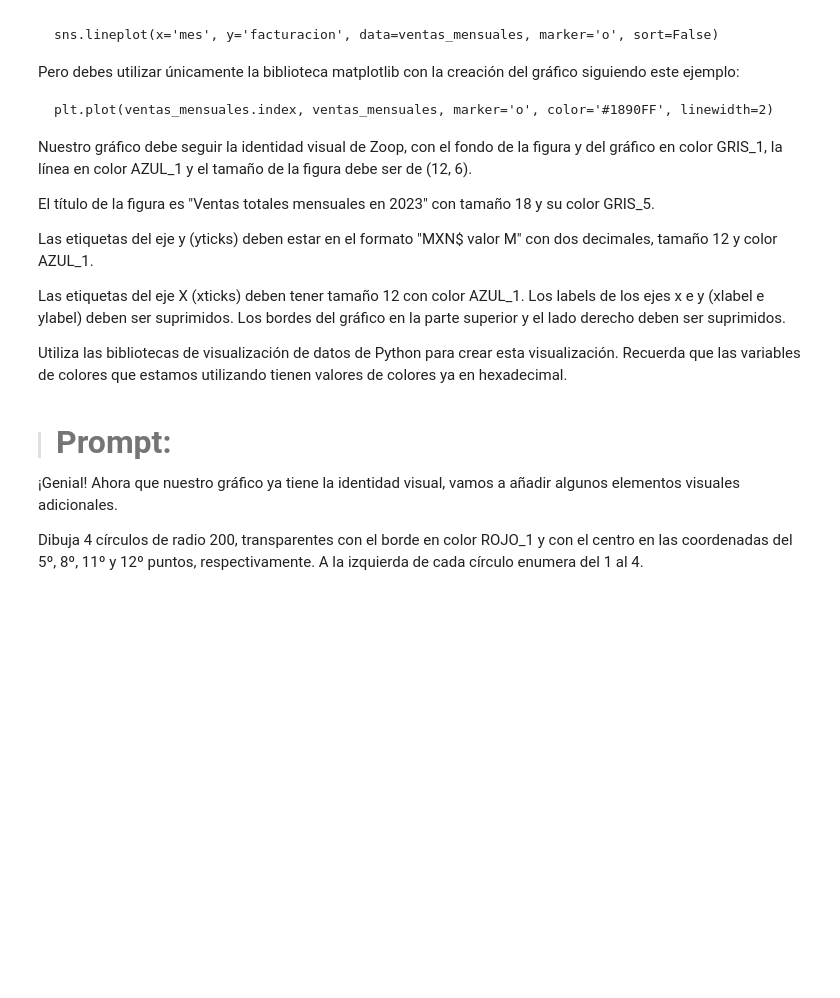
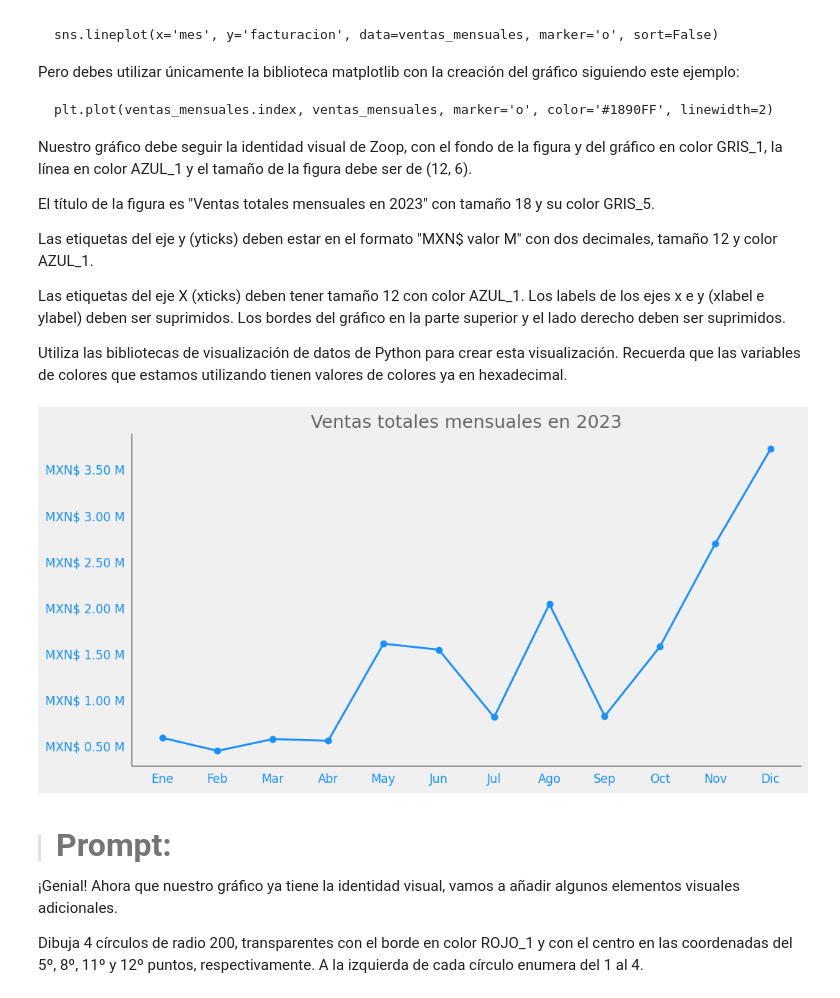
Before and after one commit to evs-11/IA_aplicada_a-_la_ciencia_de_datos, a Jupyter notebook: IA_aplicada_a_ciencia_de_datos.ipynb, the cells around one changed output. Cells and saved outputs as stored; diff of their text form; code cells hidden in the pictures; blank space fills up the shorter version.

```diff
--- a/IA_aplicada_a_ciencia_de_datos.ipynb
+++ b/IA_aplicada_a_ciencia_de_datos.ipynb
@@ -1418,6 +1463,51 @@ Las etiquetas del eje y (yticks) deben estar en el formato "MXN$ valor M" con do
 Las etiquetas del eje X (xticks) deben tener tamaño 12 con color AZUL_1. Los labels de los ejes x e y (xlabel e ylabel) deben ser suprimidos. Los bordes del gráfico en la parte superior y el lado derecho deben ser suprimidos.
 
 Utiliza las bibliotecas de visualización de datos de Python para crear esta visualización. Recuerda que las variables de colores que estamos utilizando tienen valores de colores ya en hexadecimal.
+# %%
+# Colores de identidad visual de Zoop
+GRIS_1 = '#f0f0f0'
+GRIS_5 = '#666666'
+AZUL_1 = '#1890FF'
+
+# Crear columna de mes (en inglés)
+df['mes'] = df['fecha'].dt.strftime('%B')
+
+# Agrupar y ordenar los datos por mes (siguiendo el orden del diccionario)
+ventas_mensuales = df.groupby('mes')['facturacion'].sum().reindex(meses.keys())
+
+# Crear la figura
+fig, ax = plt.subplots(figsize=(12, 6))
+fig.patch.set_facecolor(GRIS_1)
+ax.set_facecolor(GRIS_1)
+
+# Graficar línea
+ax.plot(ventas_mensuales.index, ventas_mensuales, marker='o', color=AZUL_1, linewidth=2)
+
+# Título del gráfico
+ax.set_title('Ventas totales mensuales en 2023', fontsize=18, color=GRIS_5)
+
+# Configurar etiquetas del eje x
+ax.set_xticks(ventas_mensuales.index)
+ax.set_xticklabels(ventas_mensuales.index, fontsize=12, color=AZUL_1)
+
+# Configurar etiqueta del eje y
+ax.set_yticklabels([f'MXN$ {x/1e6 :,.2f} M' for x in ax.get_yticks()], fontsize=12, color=AZUL_1)
+
+# Suprimir etiquetas de ejes
+ax.set_xlabel('')
+ax.set_ylabel('')
+
+# Configuraciones adicionales, de ventas mensuales, del diccionario meses que contiene como llaves
+# los meses en inglés el valor de c/u de ellos en 3 letras en español
+plt.xticks(ventas_mensuales.index, [meses[mes] for mes in ventas_mensuales.index], fontsize=12, color=AZUL_1)
+
+ax.spines['top'].set_visible(False)
+ax.spines['right'].set_visible(False)
+
+# Mostrar el gráfico
+plt.show()
+# %% [output]
+[figure, added]
 # %% [markdown]
 > #### <strong><font color="7b71ff" size =6>Prompt:</font></strong>
 
```
Also changed, not shown: parts of 2 cells of this notebook.
